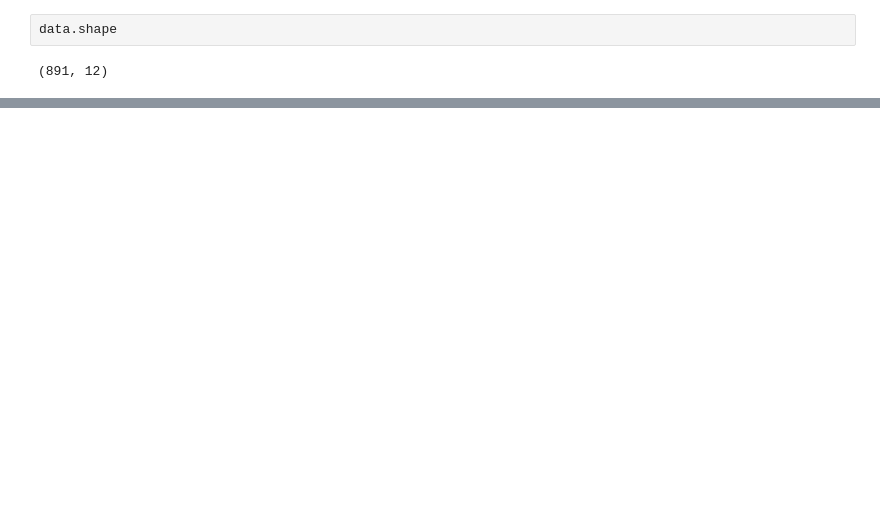
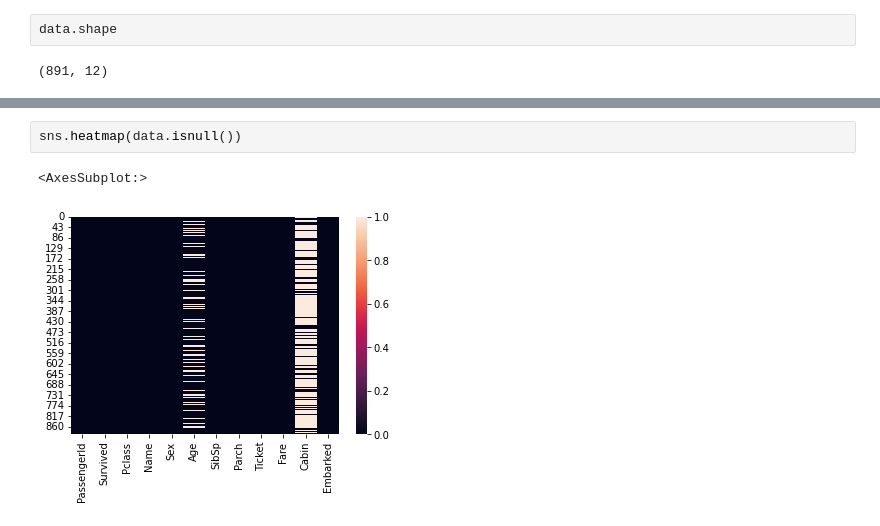
Before and after one commit to OjureFred/Eduonix-DataScaience-and-ML-Project, a Jupyter notebook: DataScience-ML-Final-Project.ipynb, the cells around one changed output, grey strips where cells are left out. Saved outputs shown, nothing was run; the diff lists cells and outputs as text; blank space fills up the shorter version.

```diff
--- a/DataScience-ML-Final-Project.ipynb
+++ b/DataScience-ML-Final-Project.ipynb
@@ -86,0 +87,5 @@ plt.show()
+# %%
+sns.heatmap(data.isnull())
+# %% [output]
+<AxesSubplot:>
+[figure, added]
```
Also changed, not shown: parts of 12 cells of this notebook.
